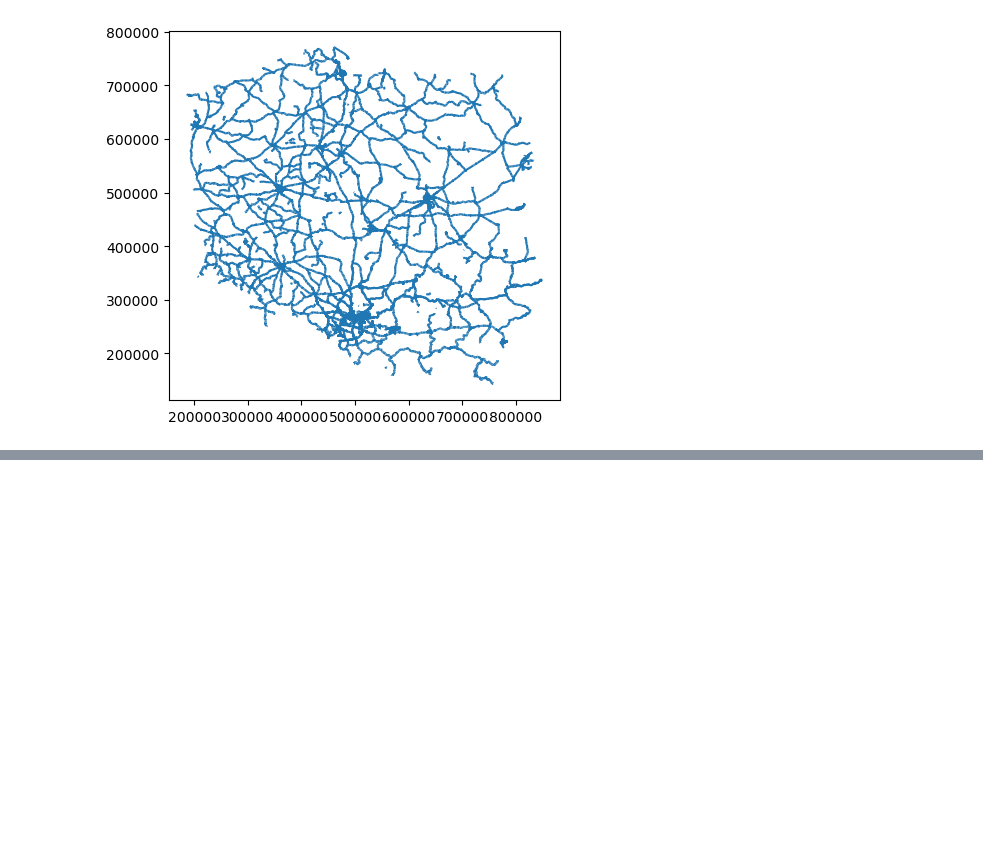
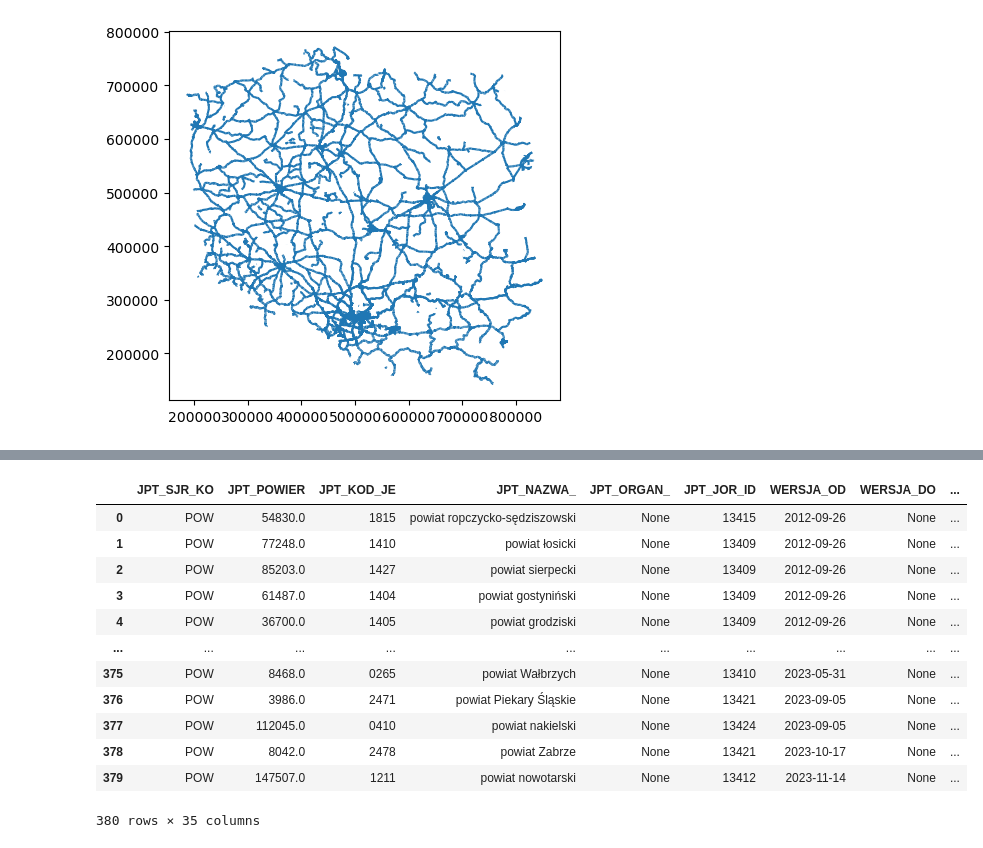
Before and after one commit to Goul4sh/adp_projekt, a Jupyter notebook: Analiza.ipynb, the cells around one changed output, grey strips where cells are left out. Saved outputs shown, nothing was run; the diff lists cells and outputs as text; code cells hidden in the pictures; blank space fills up the shorter version.

```diff
--- a/Analiza.ipynb
+++ b/Analiza.ipynb
@@ -47,0 +61,18 @@ liniekolejowe.plot()
+# %%
+powiaty = gpd.read_file('data/Granice powiatów/Granice_powiatow.shp')
+# %%
+powiaty
+# %% [output]
+|  | JPT_SJR_KO | JPT_POWIER | JPT_KOD_JE | JPT_NAZWA_ | JPT_ORGAN_ | JPT_JOR_ID | WERSJA_OD | WERSJA_DO | ... |
+| 0 | POW | 54830.0 | 1815 | powiat ropczycko-sędziszowski | None | 13415 | 2012-09-26 | None | ... |
+| 1 | POW | 77248.0 | 1410 | powiat łosicki | None | 13409 | 2012-09-26 | None | ... |
+| 2 | POW | 85203.0 | 1427 | powiat sierpecki | None | 13409 | 2012-09-26 | None | ... |
+| 3 | POW | 61487.0 | 1404 | powiat gostyniński | None | 13409 | 2012-09-26 | None | ... |
+| 4 | POW | 36700.0 | 1405 | powiat grodziski | None | 13409 | 2012-09-26 | None | ... |
+| ... | ... | ... | ... | ... | ... | ... | ... | ... | ... |
+| 375 | POW | 8468.0 | 0265 | powiat Wałbrzych | None | 13410 | 2023-05-31 | None | ... |
+| 376 | POW | 3986.0 | 2471 | powiat Piekary Śląskie | None | 13421 | 2023-09-05 | None | ... |
+| 377 | POW | 112045.0 | 0410 | powiat nakielski | None | 13424 | 2023-09-05 | None | ... |
+| 378 | POW | 8042.0 | 2478 | powiat Zabrze | None | 13421 | 2023-10-17 | None | ... |
+| 379 | POW | 147507.0 | 1211 | powiat nowotarski | None | 13412 | 2023-11-14 | None | ... |
+380 rows × 35 columns
```
Also changed, not shown: parts of 15 cells of this notebook, 4 other files.
